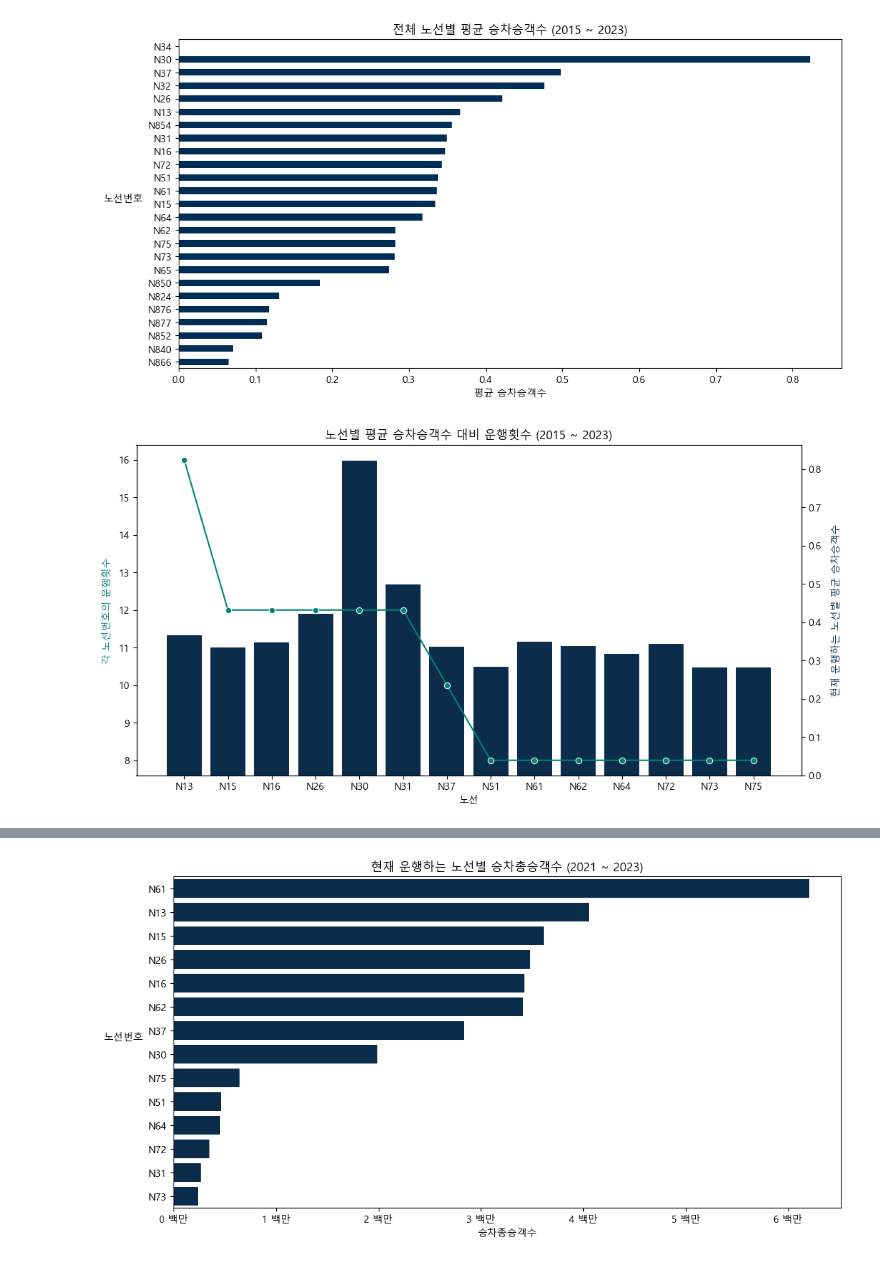
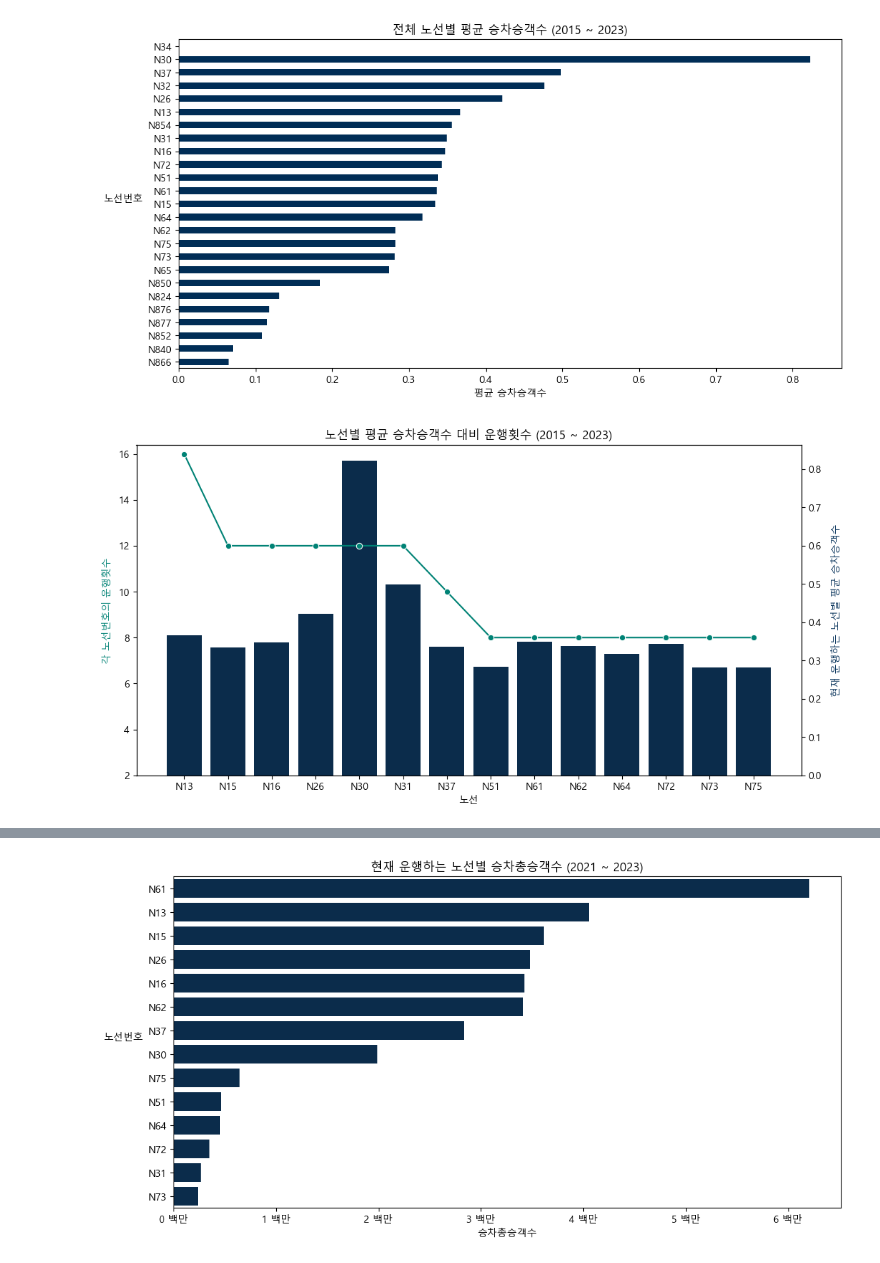
Before and after one commit to YouYeDam/BigData, a Jupyter notebook: NBusLine2.ipynb, the cells around one changed output, grey strips where cells are left out. Cells and saved outputs as stored; diff of their text form; code cells hidden in the pictures.

```diff
--- a/NBusLine2.ipynb
+++ b/NBusLine2.ipynb
@@ -67,35 +67,41 @@ plt.gcf().set_facecolor('white')
 plt.title('전체 노선별 평균 승차승객수 (2015 ~ 2023)')
 plt.xlabel('평균 승차승객수')
 plt.ylabel('노선번호', rotation=0, labelpad=25)
 
 plt.show()
 
 # 모든 노선번호에 대한 평균값 계산 (현재 운행하는 노선만)
 target_overall_average = target_average_df.mean(axis=1)
 
 # 각 노선번호 운행횟수 추출
 first_encounter_operation_count = df.groupby('노선번호')['일일운행횟수'].first()
 
 sorted_first_encounter_operation_count = first_encounter_operation_count.sort_values(ascending=False)
 
 # 시각화 - 평균 승차승객수 대비 운행횟수
 fig, ax1 = plt.subplots(figsize=(12, 6))
+
 sns.barplot(x=target_routes, y=target_overall_average, color='#002D56', ax=ax1)
+
 ax2 = ax1.twinx()
+
+sns.lineplot(x=target_routes, y=sorted_first_encounter_operation_count, color='#008275', marker='o', ax=ax2)
+
 ax2.yaxis.tick_left()
 ax1.yaxis.tick_right()
-sns.lineplot(x=target_routes, y=sorted_first_encounter_operation_count, color='#008275', marker='o', ax=ax2)
+ax2.set_ylim(bottom=2)
+
 ax1.set_title('노선별 평균 승차승객수 대비 운행횟수 (2015 ~ 2023)')
 ax1.set_xlabel('노선')
 ax1.set_ylabel('현재 운행하는 노선별 평균 승차승객수', color='#002D56')
 ax2.set_ylabel('각 노선번호의 운행횟수', color='#008275')
 ax1.yaxis.set_label_coords(1.06, 0.5)
 ax2.yaxis.set_label_coords(-0.05, 0.5)
 
 plt.show()
 # %% [output]
 [figure]
-[figure, old version]
+[figure, new version]
 # %%
 import os
 import pandas as pd
```
Also changed, not shown: parts of 1 cell of this notebook.
